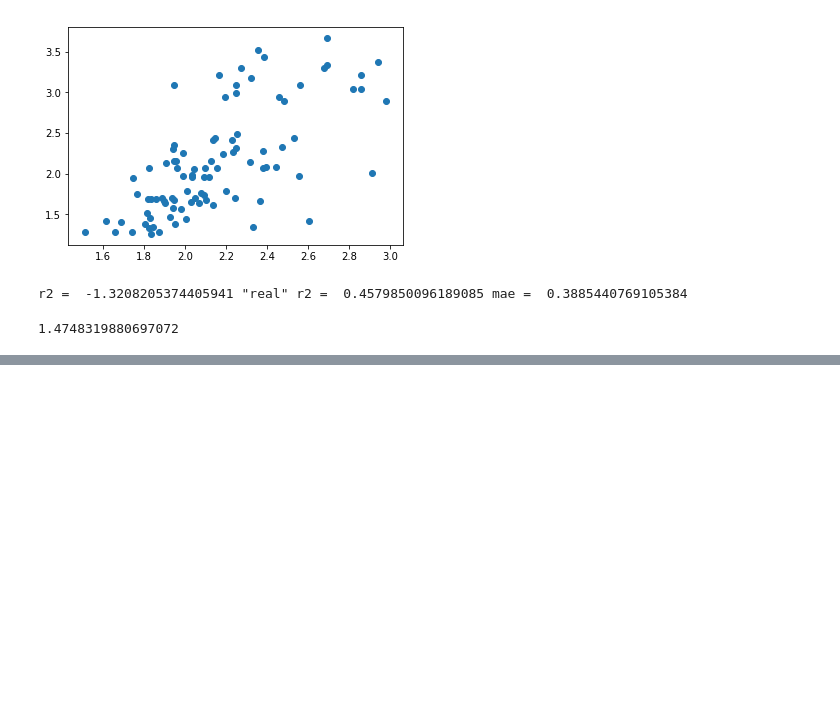
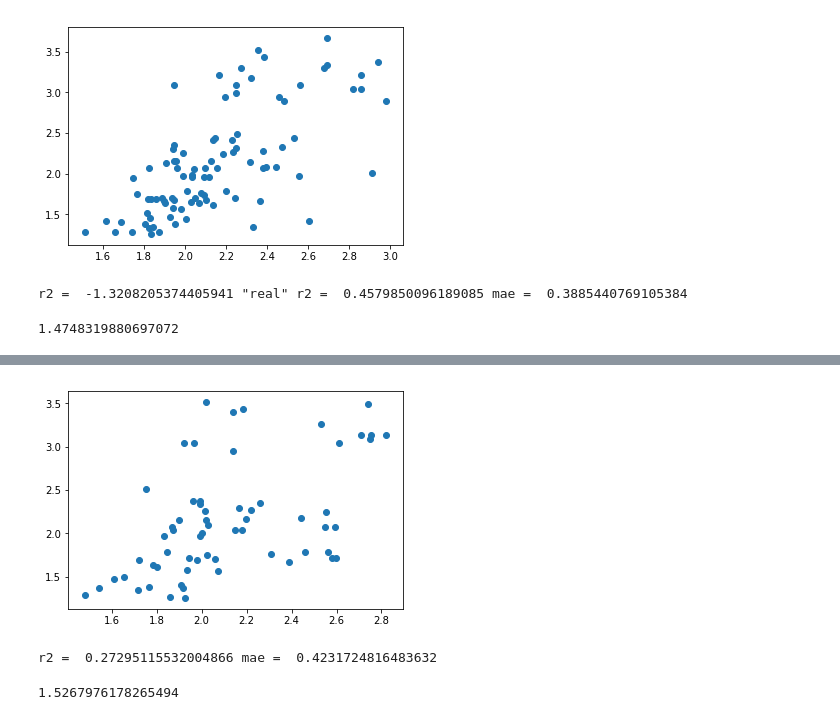
Before and after one commit to illdopejake/RS2018_Nilearn_tutorial, a Jupyter notebook: DeNovo_age_prediction.ipynb, the cells around one changed output, grey strips where cells are left out. Saved outputs shown, nothing was run; the diff lists cells and outputs as text; code cells hidden in the pictures; blank space fills up the shorter version.

Commit message:
did some age prediction

```diff
--- a/DeNovo_age_prediction.ipynb
+++ b/DeNovo_age_prediction.ipynb
@@ -285,0 +300,20 @@ np.exp(mean_absolute_error(y_pred,log_y_train))
+# %%
+# run it!
+rf.fit(X_train, log_y_train)
+y_pred = rf.predict(X_test)
+r2 = rf.score(X_test, log_y_test)
+mae = mean_absolute_error(y_pred=y_pred, y_true=log_y_test)
+
+plt.close()
+plt.scatter(y_pred, log_y_test)
+plt.show()
+
+print('r2 = ',r2,
+     'mae = ', mae)
+# %% [output]
+[figure, added]
+r2 =  0.27295115532004866 mae =  0.4231724816483632
+# %%
+np.exp(0.4231724816483632)
+# %% [output]
+1.5267976178265494
```
Also changed, not shown: parts of 26 cells of this notebook, 1 other file.
